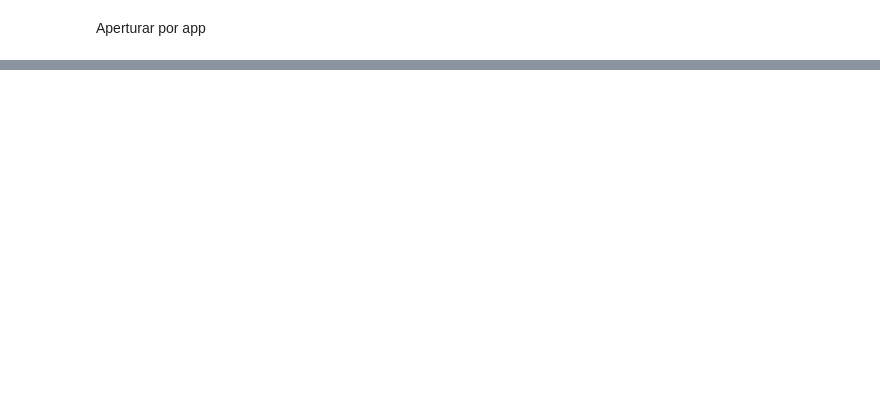
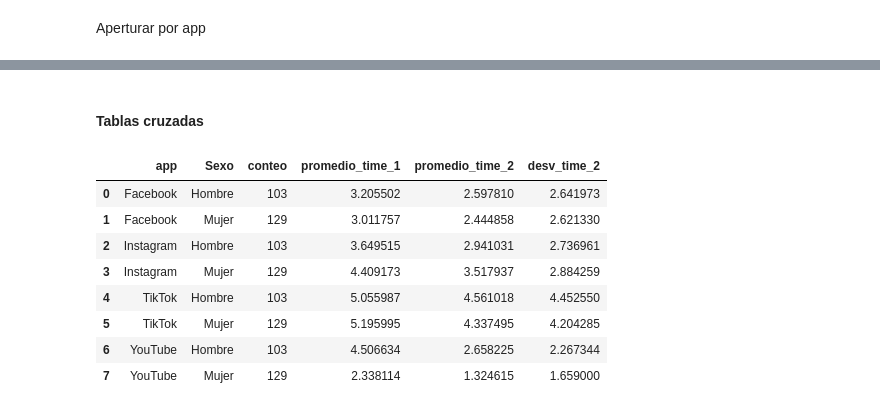
Before and after one commit to auzaluis/upsa_mod_202402, a Jupyter notebook: personalidad/01-script-ETL-personalidad.ipynb, the cells around one changed output, grey strips where cells are left out. Saved outputs shown, nothing was run; the diff lists cells and outputs as text; code cells hidden in the pictures; blank space fills up the shorter version.

```diff
--- a/personalidad/01-script-ETL-personalidad.ipynb
+++ b/personalidad/01-script-ETL-personalidad.ipynb
@@ -517,0 +584,19 @@ boxplot_02.show()
+# %% [markdown]
+#### **Tablas cruzadas**
+# %%
+df9.groupby(['app', 'Sexo']).agg(
+    conteo = ('time2', 'size'),
+    promedio_time_1 = ('time', 'mean'),
+    promedio_time_2 = ('time2', 'mean'),
+    desv_time_2 = ('time2', 'std')
+).reset_index()
+# %% [output]
+|  | app | Sexo | conteo | promedio_time_1 | promedio_time_2 | desv_time_2 |
+| 0 | Facebook | Hombre | 103 | 3.205502 | 2.597810 | 2.641973 |
+| 1 | Facebook | Mujer | 129 | 3.011757 | 2.444858 | 2.621330 |
+| 2 | Instagram | Hombre | 103 | 3.649515 | 2.941031 | 2.736961 |
+| 3 | Instagram | Mujer | 129 | 4.409173 | 3.517937 | 2.884259 |
+| 4 | TikTok | Hombre | 103 | 5.055987 | 4.561018 | 4.452550 |
+| 5 | TikTok | Mujer | 129 | 5.195995 | 4.337495 | 4.204285 |
+| 6 | YouTube | Hombre | 103 | 4.506634 | 2.658225 | 2.267344 |
+| 7 | YouTube | Mujer | 129 | 2.338114 | 1.324615 | 1.659000 |
```
Also changed, not shown: parts of 23 cells of this notebook.
